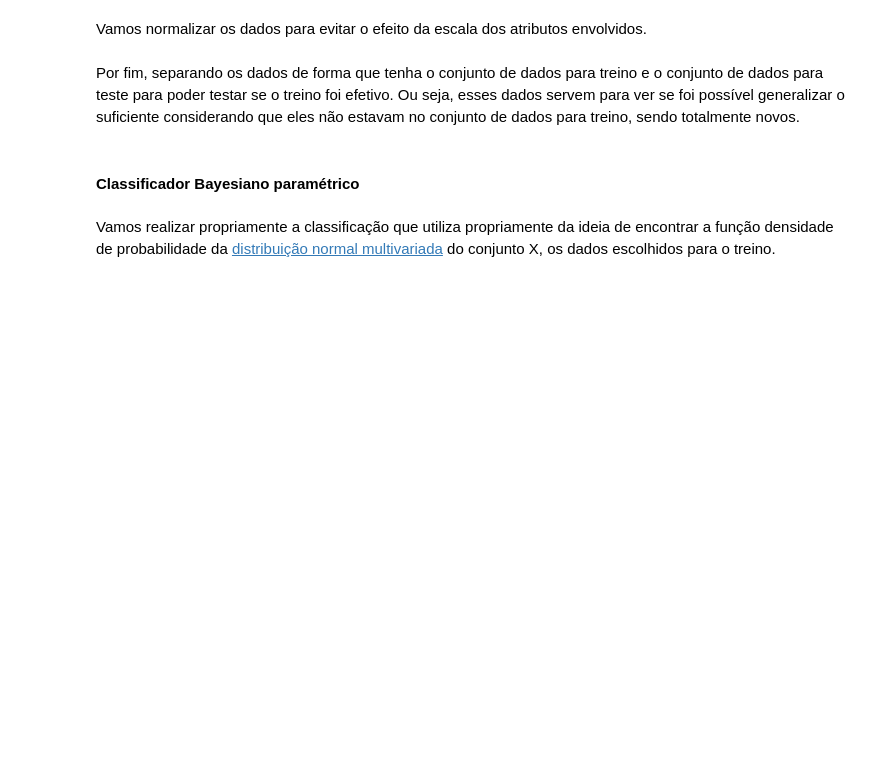
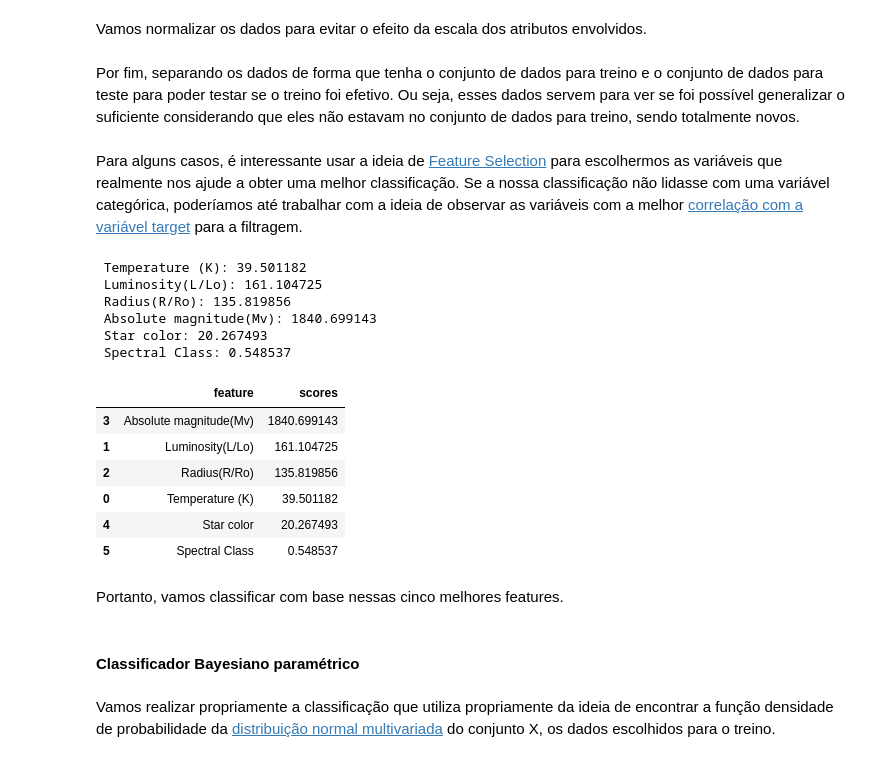
Before and after one commit to BrenoUSP/SME0828_DataScience, a Jupyter notebook: Projects/3 - Classificação/Projeto3_Classificacao_B.ipynb, the cells around one changed output. Drawn from its saved outputs; the diff is of its cells as text; code cells hidden in the pictures; blank space fills up the shorter version.

Commit message:
Preparing to do feature selection

```diff
--- a/Projects/3 - Classificação/Projeto3_Classificacao_B.ipynb
+++ b/Projects/3 - Classificação/Projeto3_Classificacao_B.ipynb
@@ -165,19 +165,2 @@ dataConcat.sample(5)
 # %% [markdown]
 Vamos renomear as classes de estrelas para seus devidos nomes que não tem de padrão no conjunto de dados obtido.
-# %%
-# star class:  Star Type
-#     0     :  Brown Dwarf
-#     1     :  Red Dwarf
-#     2     :  White Dwarf
-#     3     :  Main-Sequence
-#     4     :  Supergiant
-#     5     :  Hypergiant
-
-dataConcat["Star type"] = dataConcat["Star type"].replace(0, "Brown Dwarf")
-dataConcat["Star type"] = dataConcat["Star type"].replace(1, "Red Dwarf")
-dataConcat["Star type"] = dataConcat["Star type"].replace(2, "White Dwarf")
-dataConcat["Star type"] = dataConcat["Star type"].replace(3, "Main-Sequence")
-dataConcat["Star type"] = dataConcat["Star type"].replace(4, "Supergiant")
-dataConcat["Star type"] = dataConcat["Star type"].replace(5, "Hypergiant")
-
-dataConcat.sample(5)
@@ -233,6 +222,46 @@ Por fim, separando os dados de forma que tenha o conjunto de dados para treino e
 from sklearn.model_selection import train_test_split
 p = 0.8 # Fração de elementos que iremos usar no treinamento
 x_train, x_test, y_train, y_test = train_test_split(X, y, train_size = p, random_state = 42)
+# %% [markdown]
+Para alguns casos, é interessante usar a ideia de [Feature Selection](https://scikit-learn.org/stable/modules/feature_selection.html) para escolhermos as variáveis que realmente nos ajude a obter uma melhor classificação. Se a nossa classificação não lidasse com uma variável categórica, poderíamos até trabalhar com a ideia de observar as variáveis com a melhor [correlação com a variável target](https://towardsdatascience.com/feature-selection-with-pandas-e3690ad8504b) para a filtragem.
+# %%
+from sklearn.feature_selection import SelectKBest, chi2 # for chi-squared feature selection
+from sklearn import feature_selection
+
+sf = SelectKBest(score_func=feature_selection.f_regression, k='all')
+
+features = np.delete(attributes, 4)
+
+x_t = x_train.copy()
+y_t = y_train.copy()
+
+sf_fit = sf.fit(x_train, y_train)
+# print feature scores
+for i in range(len(sf_fit.scores_)):
+    print(' %s: %f' % (features[i], sf_fit.scores_[i]))
+# %% [output]
+ Temperature (K): 39.501182
+ Luminosity(L/Lo): 161.104725
+ Radius(R/Ro): 135.819856
+ Absolute magnitude(Mv): 1840.699143
+ Star color: 20.267493
+ Spectral Class: 0.548537
+# %%
+bestFeatures = pd.DataFrame()
+bestFeatures['feature'] = features[range(len(sf_fit.scores_))]
+bestFeatures['scores'] = sf_fit.scores_
+bestFeatures = bestFeatures.sort_values(by='scores', ascending = False)
+bestFeatures
+# %% [output]
+|  | feature | scores |
+| 3 | Absolute magnitude(Mv) | 1840.699143 |
+| 1 | Luminosity(L/Lo) | 161.104725 |
+| 2 | Radius(R/Ro) | 135.819856 |
+| 0 | Temperature (K) | 39.501182 |
+| 4 | Star color | 20.267493 |
+| 5 | Spectral Class | 0.548537 |
+# %% [markdown]
+Portanto, vamos classificar com base nessas cinco melhores features.
 # %% [markdown]
 #### Classificador Bayesiano paramétrico
 # %% [markdown]
```
Also changed, not shown: parts of 13 cells of this notebook.
